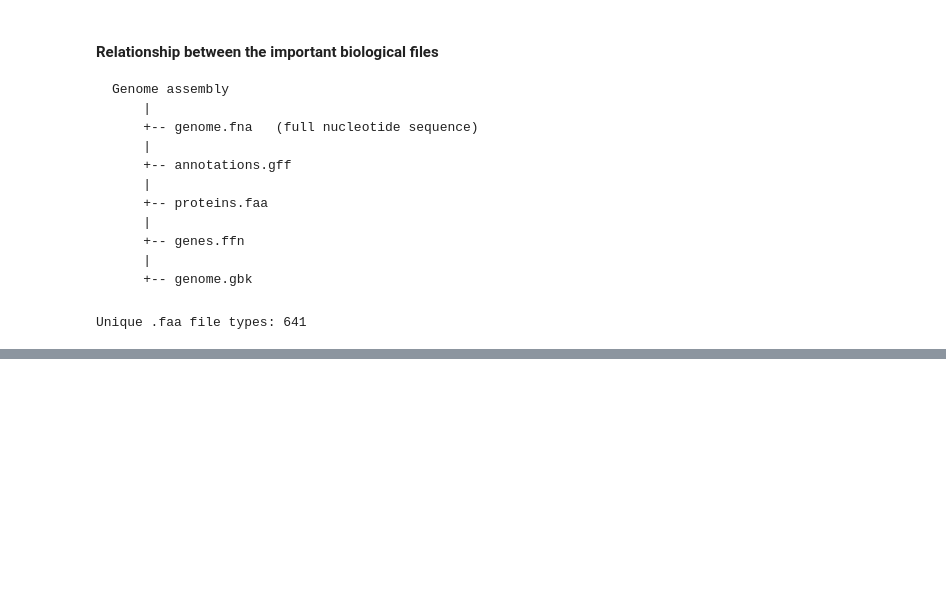
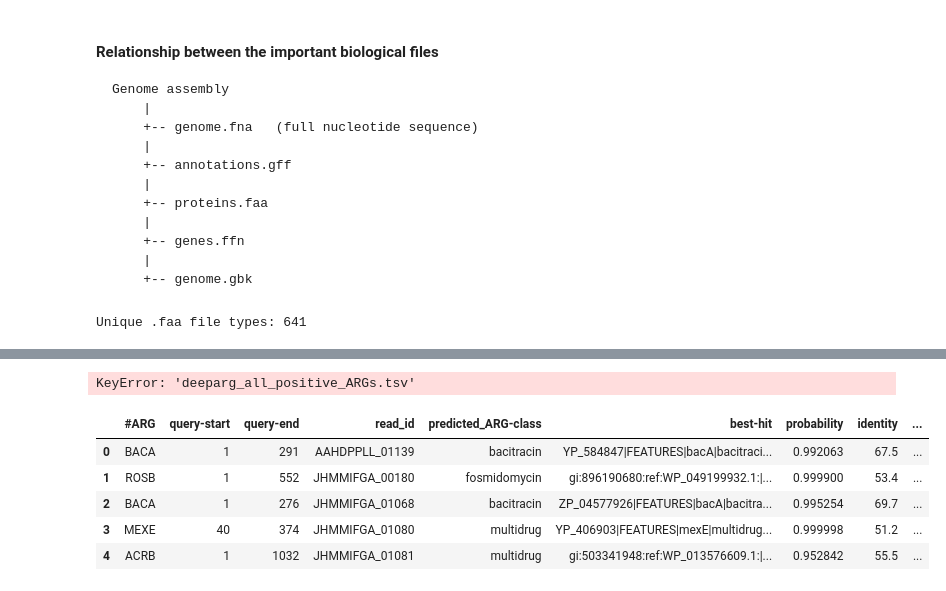
Before and after one commit to jayanta-banik/DNA-BERT, a Jupyter notebook: scripts/python/ARG_01_EDA.ipynb, the cells around one changed output, grey strips where cells are left out. Drawn from its saved outputs; the diff is of its cells as text; code cells hidden in the pictures; blank space fills up the shorter version.

```diff
--- a/scripts/python/ARG_01_EDA.ipynb
+++ b/scripts/python/ARG_01_EDA.ipynb
@@ -211,0 +456,15 @@ KeyboardInterrupt:
+# %%
+arg_df = dfs["deeparg_all_positive_ARGs.tsv"]
+# %% [output]
+KeyError: 'deeparg_all_positive_ARGs.tsv'
+# %%
+arg_df = dfs["/home/ubuntu/projects/biodata/DNA-BERT/data/interim/Wetland Metagenome Assembled Genomes/_summary/deeparg_all_positive_ARGs.tsv"]
+# %%
+arg_df.head()
+# %% [output]
+|  | #ARG | query-start | query-end | read_id | predicted_ARG-class | best-hit | probability | identity | ... |
+| 0 | BACA | 1 | 291 | AAHDPPLL_01139 | bacitracin | YP_584847|FEATURES|bacA|bacitraci... | 0.992063 | 67.5 | ... |
+| 1 | ROSB | 1 | 552 | JHMMIFGA_00180 | fosmidomycin | gi:896190680:ref:WP_049199932.1:|... | 0.999900 | 53.4 | ... |
+| 2 | BACA | 1 | 276 | JHMMIFGA_01068 | bacitracin | ZP_04577926|FEATURES|bacA|bacitra... | 0.995254 | 69.7 | ... |
+| 3 | MEXE | 40 | 374 | JHMMIFGA_01080 | multidrug | YP_406903|FEATURES|mexE|multidrug... | 0.999998 | 51.2 | ... |
+| 4 | ACRB | 1 | 1032 | JHMMIFGA_01081 | multidrug | gi:503341948:ref:WP_013576609.1:|... | 0.952842 | 55.5 | ... |
```
Also changed, not shown: parts of 12 cells of this notebook.
